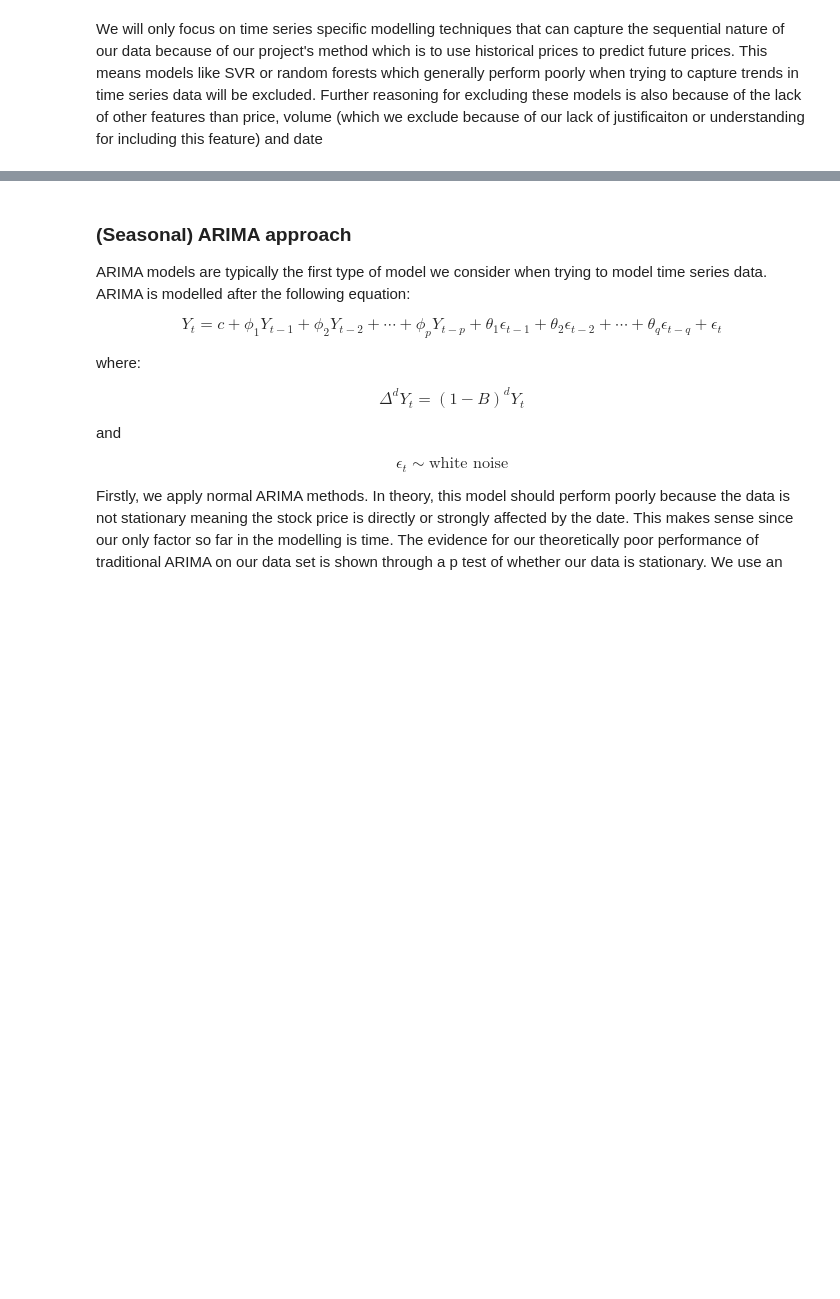
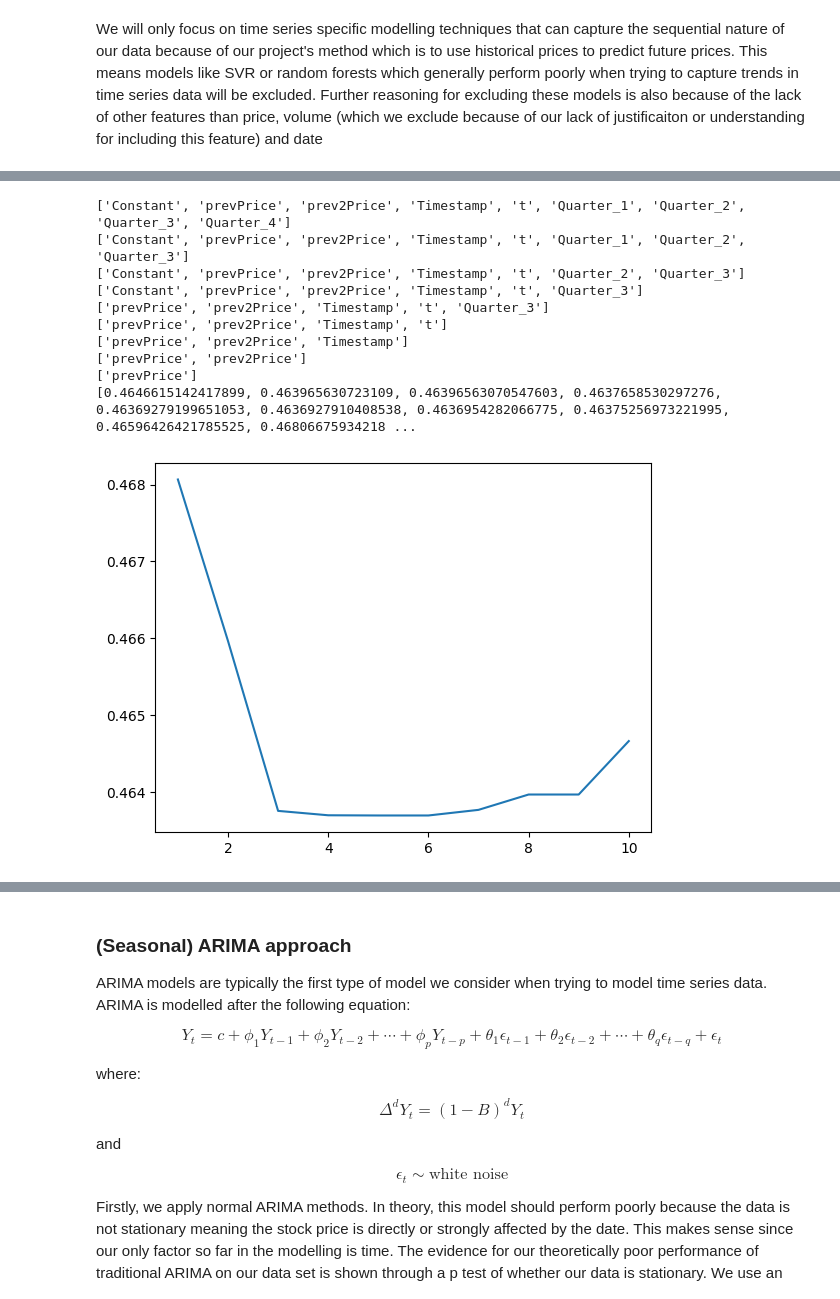
Before and after one commit to AdamChoong0095/NUS-Stock-Data, a Jupyter notebook: Stock_price_prediction.ipynb, the cells around one changed output, grey strips where cells are left out. Saved outputs shown, nothing was run; the diff lists cells and outputs as text; code cells hidden in the pictures; blank space fills up the shorter version.

```diff
--- a/Stock_price_prediction.ipynb
+++ b/Stock_price_prediction.ipynb
@@ -153,0 +211,58 @@ We will only focus on time series specific modelling techniques that can capture
+# %%
+from sklearn import linear_model
+log = False
+if log:
+    X_labels = ['Constant', 'prevlogPrice', 'prev2logPrice', 'prev3logPrice', 'Timestamp', 't', 'Quarter_1', 'Quarter_2', 'Quarter_3', 'Quarter_4' ]
+    y = sp500[:train_train_size]['logPrice']
+else:
+    X_labels = ['Constant', 'prevPrice', 'prev2Price', 'prev3Price', 'Timestamp', 't', 'Quarter_1', 'Quarter_2', 'Quarter_3', 'Quarter_4' ]
+    y = sp500[:train_train_size]['Price']
+
+loss = []
+
+def lossfunc(labels):
+    regr = linear_model.LinearRegression()
+    X = sp500[:train_train_size][labels]
+    regr.fit(X, y)
+
+
+    predicted = regr.predict(sp500[labels])
+    if log:
+        abserror = abs(np.exp(predicted)-sp500['Price'])
+    else:
+        abserror = abs(predicted-sp500['Price'])
+    return abserror[train_train_size:train_size].mean()
+
+goals = []
+
+for i in range(len(X_labels)-1):
+
+    goal = lossfunc(X_labels)
+    goals.append(goal)
+    tests = []
+    for j in range(len(X_labels)):
+        newlabels = [x for x in X_labels if x != X_labels[j]]
+        loss = lossfunc(newlabels)
+        tests.append(loss)
+
+    argmax = min(enumerate(tests), key=lambda x: x[1])[0]
+    del X_labels[argmax]
+    print(X_labels)
+
+goals.append(lossfunc(X_labels))
+print(goals)
+
+plt.plot(list(range(len(goals),0,-1)), goals)  # Plot the chart
+plt.show()  # display
+# %% [output]
+['Constant', 'prevPrice', 'prev2Price', 'Timestamp', 't', 'Quarter_1', 'Quarter_2', 'Quarter_3', 'Quarter_4']
+['Constant', 'prevPrice', 'prev2Price', 'Timestamp', 't', 'Quarter_1', 'Quarter_2', 'Quarter_3']
+['Constant', 'prevPrice', 'prev2Price', 'Timestamp', 't', 'Quarter_2', 'Quarter_3']
+['Constant', 'prevPrice', 'prev2Price', 'Timestamp', 't', 'Quarter_3']
+['prevPrice', 'prev2Price', 'Timestamp', 't', 'Quarter_3']
+['prevPrice', 'prev2Price', 'Timestamp', 't']
+['prevPrice', 'prev2Price', 'Timestamp']
+['prevPrice', 'prev2Price']
+['prevPrice']
+[0.4646615142417899, 0.463965630723109, 0.46396563070547603, 0.4637658530297276, 0.46369279199651053, 0.4636927910408538, 0.4636954282066775, 0.46375256973221995, 0.46596426421785525, 0.46806675934218 ...
+[figure, added]
```
Also changed, not shown: parts of 13 cells of this notebook, 2 other files.
